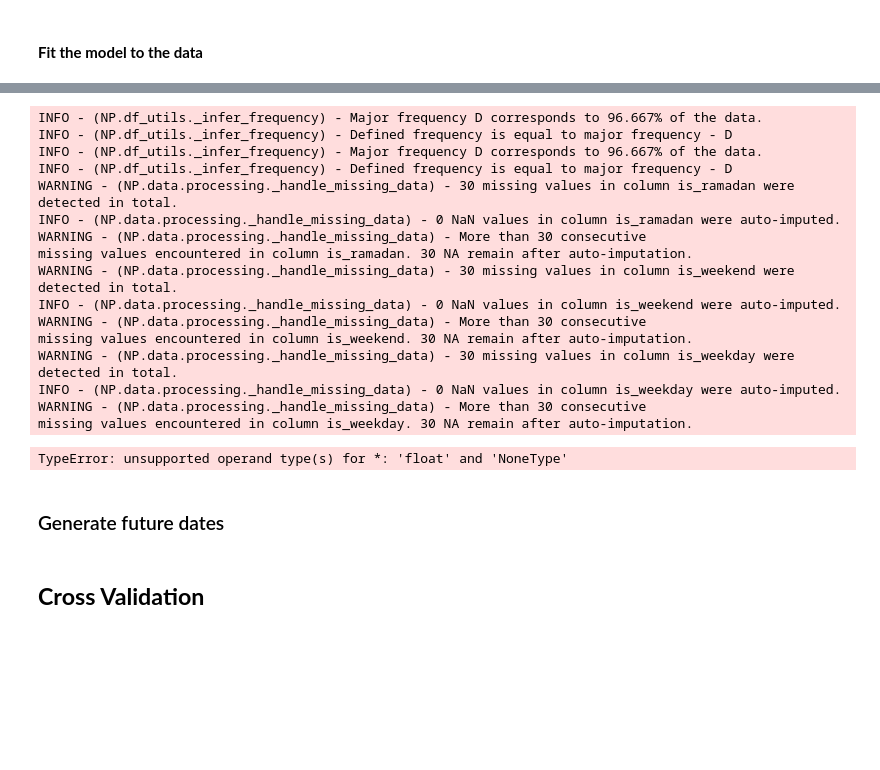
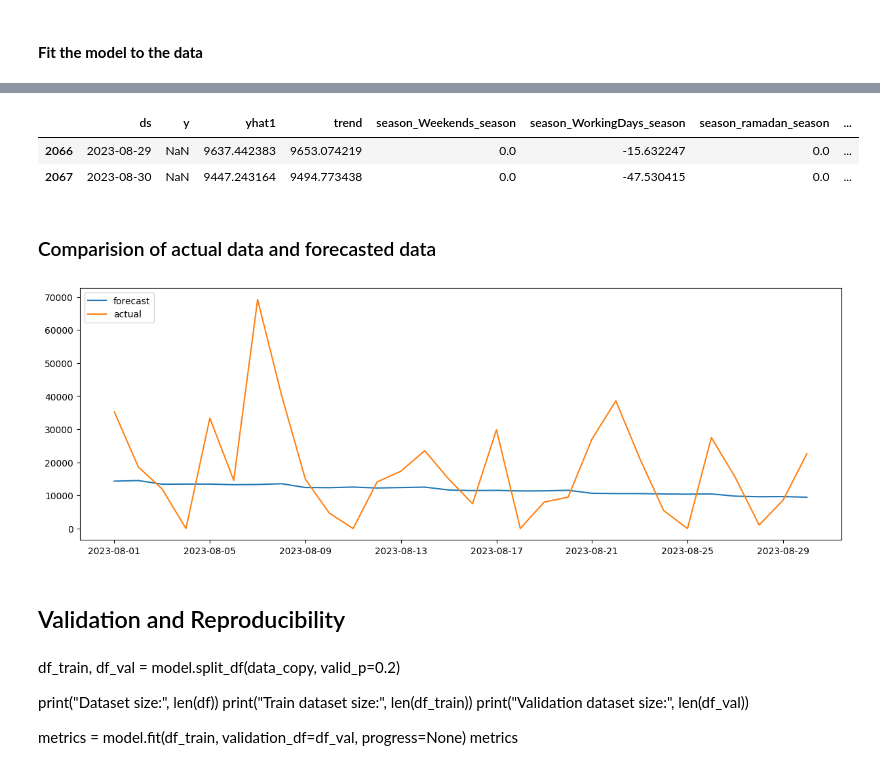
Before and after one commit to Ajazahmad94/DemandForecasting, a Jupyter notebook: models/Neural-Prophet.ipynb, the cells around one changed output, grey strips where cells are left out. Saved outputs shown, nothing was run; the diff lists cells and outputs as text; code cells hidden in the pictures; blank space fills up the shorter version.

Commit message:
Update the Model

```diff
--- a/models/Neural-Prophet.ipynb
+++ b/models/Neural-Prophet.ipynb
@@ -327,5 +276,4 @@ data.describe() """
 # %%
-"""
 
 weekendDaysCount= len(weekend_days)
 workingDaysCount= 7 - weekendDaysCount
@@ -339,4 +287,4 @@ plt.scatter(onlyWeekends['ds'],onlyWeekends['y'], marker='v', color='r')
 fig = plt.gcf()
 fig.set_size_inches(15, 5)
 
-data['is_ramadan'] = data['ds'].isin(ramadan_df['ds']).astype(int) """
+data['is_ramadan'] = data['ds'].isin(ramadan_df['ds']).astype(int)
@@ -498,19 +365,0 @@ INFO - (NP.df_utils.return_df_in_original_format) - Returning df with no ID colu
-# %%
-forecast = model.predict(future)
-fig = model.plot(forecast)
-fig
-# %% [output]
-INFO - (NP.df_utils._infer_frequency) - Major frequency D corresponds to 96.667% of the data.
-INFO - (NP.df_utils._infer_frequency) - Defined frequency is equal to major frequency - D
-INFO - (NP.df_utils._infer_frequency) - Major frequency D corresponds to 96.667% of the data.
-INFO - (NP.df_utils._infer_frequency) - Defined frequency is equal to major frequency - D
-WARNING - (NP.data.processing._handle_missing_data) - 30 missing values in column is_ramadan were detected in total.
-INFO - (NP.data.processing._handle_missing_data) - 0 NaN values in column is_ramadan were auto-imputed.
-WARNING - (NP.data.processing._handle_missing_data) - More than 30 consecutive                             missing values encountered in column is_ramadan. 30 NA remain after auto-imputation.
-WARNING - (NP.data.processing._handle_missing_data) - 30 missing values in column is_weekend were detected in total.
-INFO - (NP.data.processing._handle_missing_data) - 0 NaN values in column is_weekend were auto-imputed.
-WARNING - (NP.data.processing._handle_missing_data) - More than 30 consecutive                             missing values encountered in column is_weekend. 30 NA remain after auto-imputation.
-WARNING - (NP.data.processing._handle_missing_data) - 30 missing values in column is_weekday were detected in total.
-INFO - (NP.data.processing._handle_missing_data) - 0 NaN values in column is_weekday were auto-imputed.
-WARNING - (NP.data.processing._handle_missing_data) - More than 30 consecutive                             missing values encountered in column is_weekday. 30 NA remain after auto-imputation.
-TypeError: unsupported operand type(s) for *: 'float' and 'NoneType'
@@ -521,6 +366,3 @@ predicted = model.predict(df_neural)
-# %%
-forecast = model.predict(df_neural)
-model.plot(forecast)
 # %%
 model.plot_components(forecast)
 # %%
@@ -533,4 +372,34 @@ forecast.to_csv('/home/ajaz/DemandForecasting/Data/forecast.csv',index=False)
-# %% [markdown]
-### Generate future dates
-# %% [markdown]
-## ****Cross Validation****
+# %%
+#last 30 days of the forecast
+forecast.tail(2)
+# %% [output]
+|  | ds | y | yhat1 | trend | season_Weekends_season | season_WorkingDays_season | season_ramadan_season | ... |
+| 2066 | 2023-08-29 | NaN | 9637.442383 | 9653.074219 | 0.0 | -15.632247 | 0.0 | ... |
+| 2067 | 2023-08-30 | NaN | 9447.243164 | 9494.773438 | 0.0 | -47.530415 | 0.0 | ... |
+# %% [markdown]
+### Comparision of actual data and forecasted data
+# %%
+actualdata = pd.read_csv('/home/ajaz/DemandForecasting/Data/actualdata.csv')
+actualdata = actualdata.rename(columns={'TransactionDate': 'ds', 'GroupCostPrice': 'actual'})
+actualdata['ds']=pd.to_datetime(actualdata['ds'])
+forecast = forecast[['ds','yhat1']].tail(30)
+# %%
+fig, ax = plt.subplots(figsize=(15, 5))
+ax.plot(forecast['ds'], forecast['yhat1'], label='forecast')
+ax.plot(actualdata['ds'], actualdata['actual'], label='actual')
+ax.legend(loc='upper left')
+
+plt.show()
+# %% [output]
+[figure, added]
+# %% [markdown]
+## Validation and Reproducibility
+# %% [markdown]
+df_train, df_val = model.split_df(data_copy, valid_p=0.2)
+
+print("Dataset size:", len(df))
+print("Train dataset size:", len(df_train))
+print("Validation dataset size:", len(df_val))
+
+metrics = model.fit(df_train, validation_df=df_val, progress=None)
+metrics
```
Also changed, not shown: parts of 24 cells of this notebook.
